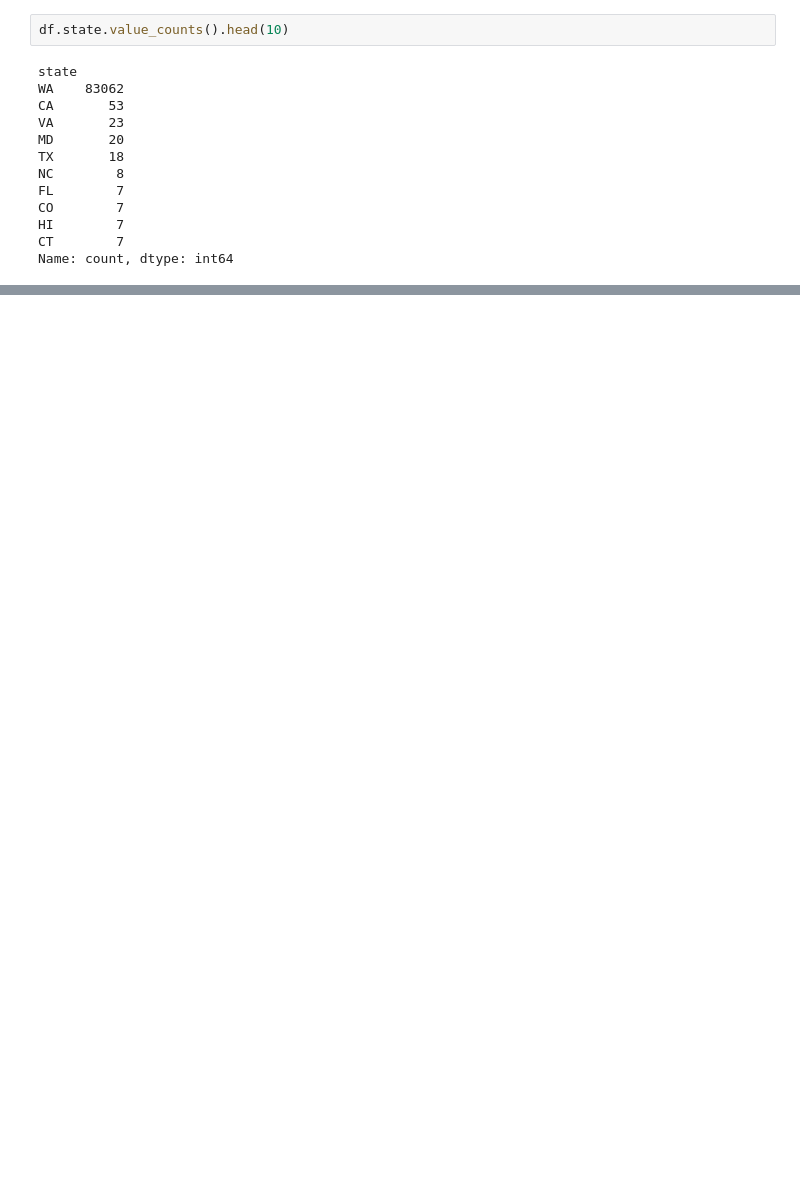
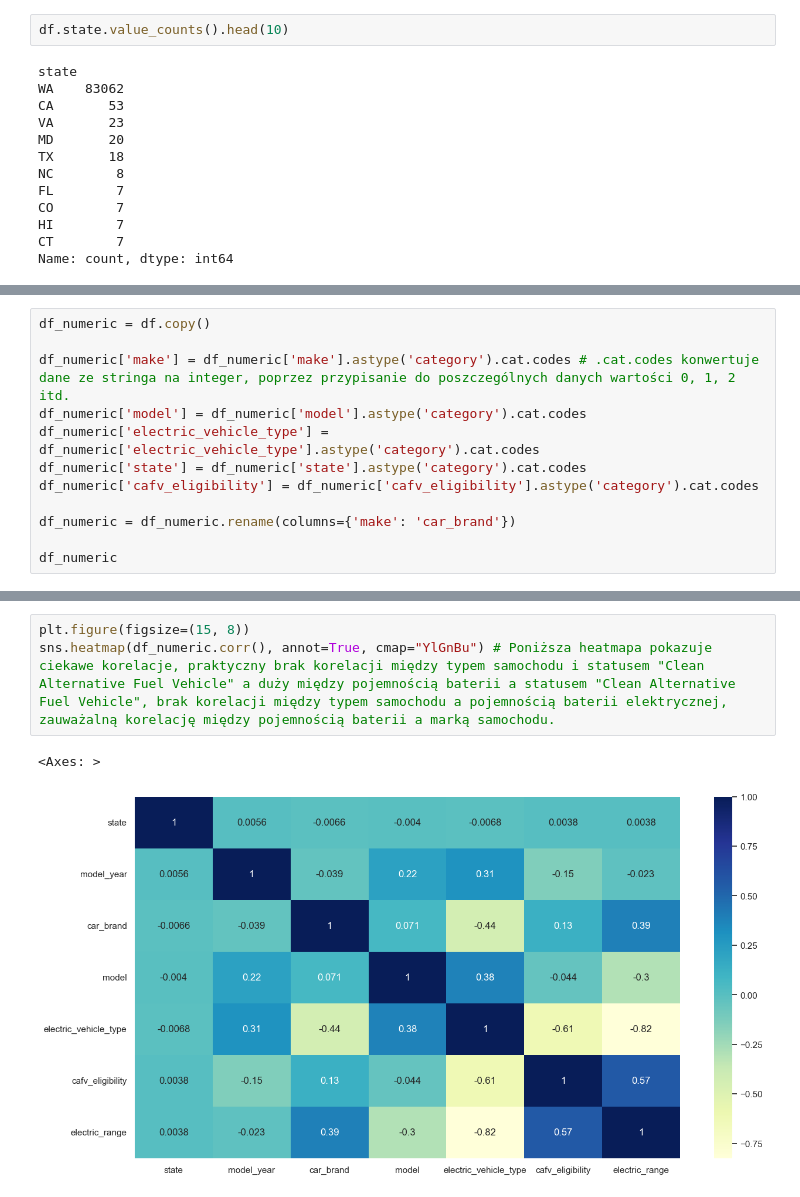
Before and after one commit to Manhatai/Data_Science_Excersises, a Jupyter notebook: Electric_vehicle_population.ipynb, the cells around one changed output, grey strips where cells are left out. Cells and saved outputs as stored; diff of their text form; blank space fills up the shorter version.

```diff
--- a/Electric_vehicle_population.ipynb
+++ b/Electric_vehicle_population.ipynb
@@ -296,0 +299,12 @@ df.state.value_counts().plot(kind='bar', figsize=(30, 12), ylim=(10000))
+# %%
+df_numeric = df.copy()
+
+df_numeric['make'] = df_numeric['make'].astype('category').cat.codes # .cat.codes konwertuje dane ze stringa na integer, poprzez przypisanie do poszczególnych danych wartości 0, 1, 2 itd.
+df_numeric['model'] = df_numeric['model'].astype('category').cat.codes
+df_numeric['electric_vehicle_type'] = df_numeric['electric_vehicle_type'].astype('category').cat.codes
+df_numeric['state'] = df_numeric['state'].astype('category').cat.codes
+df_numeric['cafv_eligibility'] = df_numeric['cafv_eligibility'].astype('category').cat.codes
+
+df_numeric = df_numeric.rename(columns={'make': 'car_brand'})
+
+df_numeric
@@ -296,0 +337,6 @@ df.state.value_counts().plot(kind='bar', figsize=(30, 12), ylim=(10000))
+# %%
+plt.figure(figsize=(15, 8))
+sns.heatmap(df_numeric.corr(), annot=True, cmap="YlGnBu") # Poniższa heatmapa pokazuje ciekawe korelacje, praktyczny brak korelacji między typem samochodu i statusem "Clean Alternative Fuel Vehicle" a duży między pojemnością baterii a statusem "Clean Alternative Fuel Vehicle", brak korelacji między typem samochodu a pojemnością baterii elektrycznej, zauważalną korelację między pojemnością baterii a marką samochodu.
+# %% [output]
+<Axes: >
+[figure, added]
```
Also changed, not shown: parts of 17 cells of this notebook.
